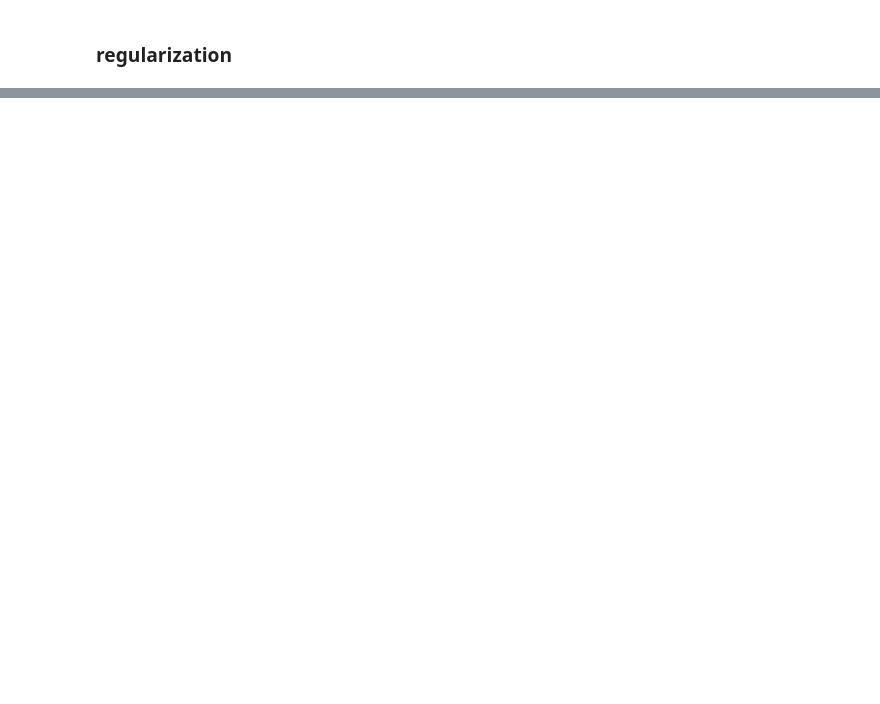
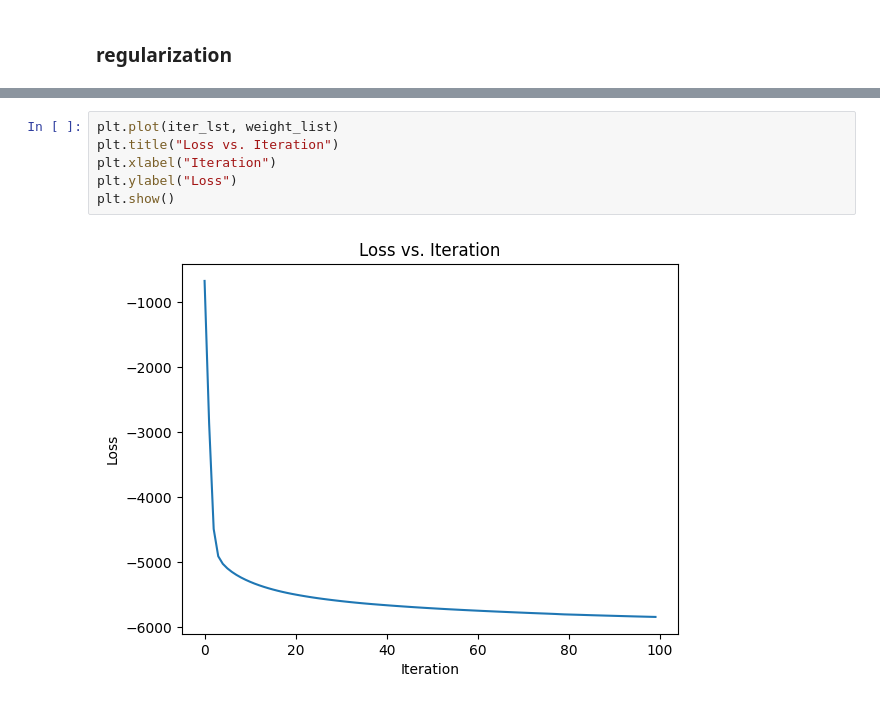
Before and after one commit to YangDongJae/ML, a Jupyter notebook: KOREATECH/assign04/assign04.ipynb, the cells around one changed output, grey strips where cells are left out. Cells and saved outputs as stored; diff of their text form; blank space fills up the shorter version.

```diff
--- a/KOREATECH/assign04/assign04.ipynb
+++ b/KOREATECH/assign04/assign04.ipynb
@@ -202,0 +363,8 @@ print()
+# %%
+plt.plot(iter_lst, weight_list)
+plt.title("Loss vs. Iteration")
+plt.xlabel("Iteration")
+plt.ylabel("Loss")
+plt.show()
+# %% [output]
+[figure, added]
```
Also changed, not shown: parts of 16 cells of this notebook, 2 other files.
